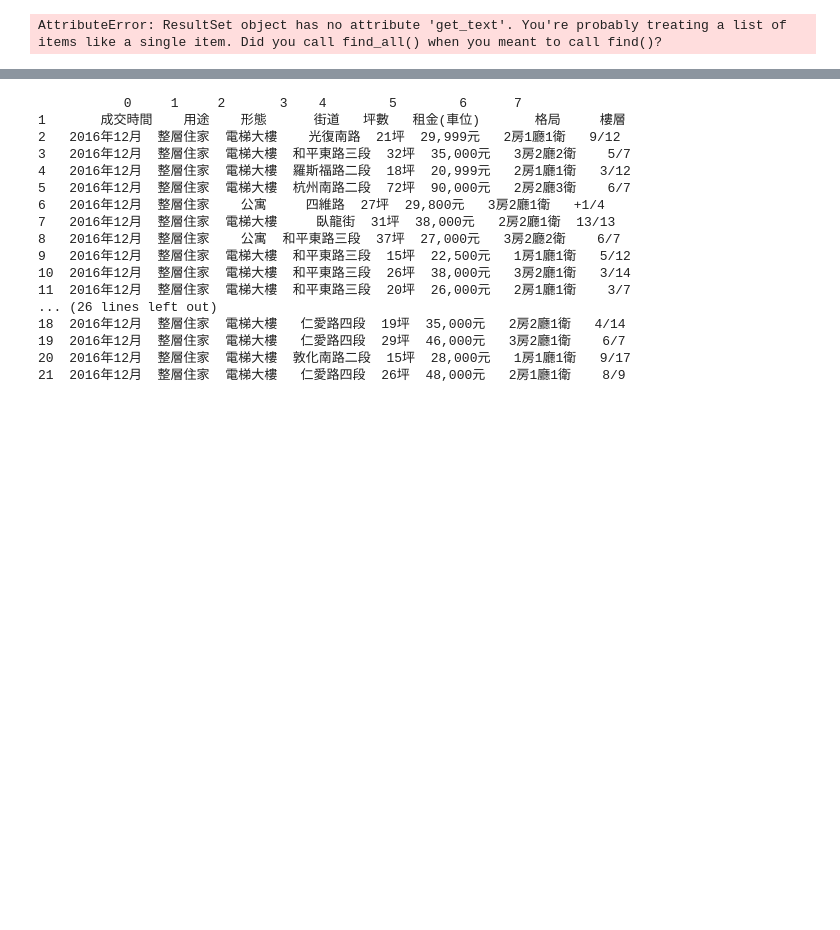
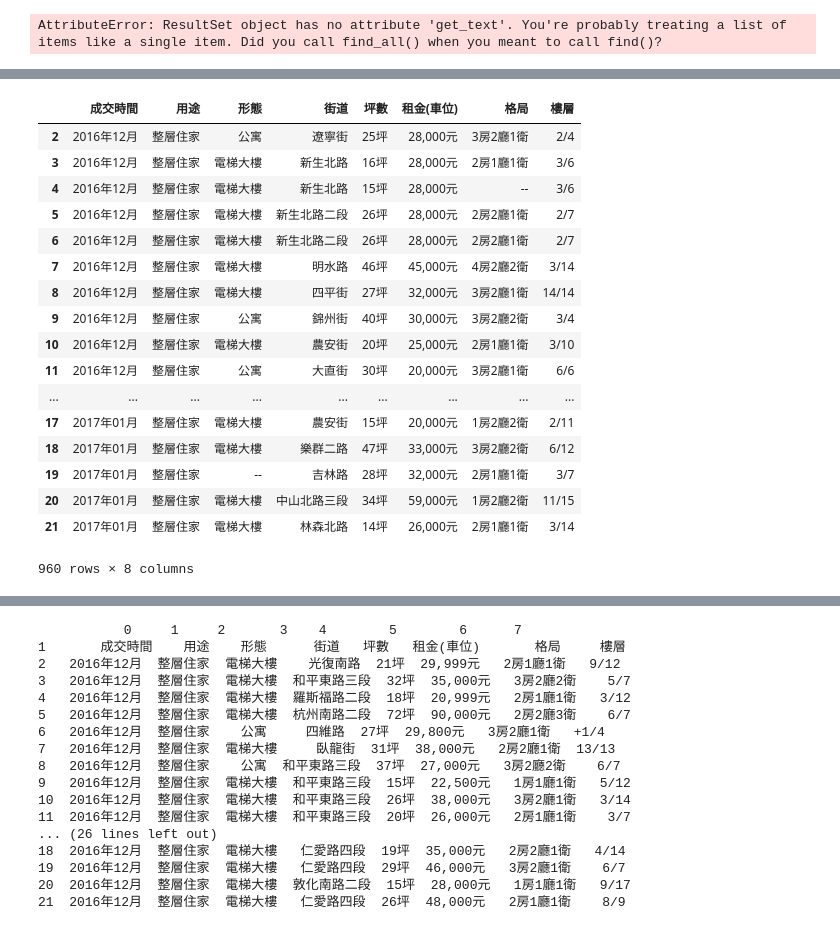
Before and after one commit to tonytommy4714/iii, a Jupyter notebook: 租屋爬蟲.ipynb, the cells around one changed output, grey strips where cells are left out. Saved outputs shown, nothing was run; the diff lists cells and outputs as text; code cells hidden in the pictures; blank space fills up the shorter version.

```diff
--- a/租屋爬蟲.ipynb
+++ b/租屋爬蟲.ipynb
@@ -8,21 +8,22 @@ head={'User-Agent': 'Mozilla/5.0 (Windows NT 10.0; Win64; x64) AppleWebKit/537.3
 import pandas as pd
 i=20
 table=[]
-while i<=60:
+firstlink='https://www.591.com.tw/webService-market-1.html?totalRows=851&type=1&sectionid=5&kind=1&year=2017&orderType=desc&orderField=refreshtime'
+res = requests.get(firstlink , headers = head)
+soup = BeautifulSoup(res.text,"html.parser")
+df = pd.read_html(res.text)
+table.append(df[0].drop([0,1]))
+while i<=840:
     line='https://www.591.com.tw/webService-market-1.html?firstRow='
     page=str(i)
-    last='&totalRows=894&type=1&sectionid=5&kind=1&year=2016&orderType=desc&orderField=refreshtime'
+    last='&totalRows=851&type=1&sectionid=5&kind=1&year=2017&orderType=desc&orderField=refreshtime'
     real_link=line+page+last
     res = requests.get( real_link , headers = head)
     print( real_link)
     soup = BeautifulSoup(res.text,"html.parser")
     df = pd.read_html(res.text)
 
-    table.append(df)
-
-
-
-
+    table.append(df[0].drop([0,1]))
 
 
 
@@ -32,4 +33,6 @@ while i<=60:
 
     i+=20
     time.sleep(2)
+jointable=pd.concat(table)
+jointable.columns= ['成交時間','用途','形態','街道','坪數','租金(車位)','格局','樓層']
 # %% [output]
@@ -63,0 +81,21 @@ table[0][0]
+# %%
+jointable
+# %% [output]
+|  | 成交時間 | 用途 | 形態 | 街道 | 坪數 | 租金(車位) | 格局 | 樓層 |
+| 2 | 2016年12月 | 整層住家 | 公寓 | 遼寧街 | 25坪 | 28,000元 | 3房2廳1衛 | 2/4 |
+| 3 | 2016年12月 | 整層住家 | 電梯大樓 | 新生北路 | 16坪 | 28,000元 | 2房1廳1衛 | 3/6 |
+| 4 | 2016年12月 | 整層住家 | 電梯大樓 | 新生北路 | 15坪 | 28,000元 | -- | 3/6 |
+| 5 | 2016年12月 | 整層住家 | 電梯大樓 | 新生北路二段 | 26坪 | 28,000元 | 2房2廳1衛 | 2/7 |
+| 6 | 2016年12月 | 整層住家 | 電梯大樓 | 新生北路二段 | 26坪 | 28,000元 | 2房2廳1衛 | 2/7 |
+| 7 | 2016年12月 | 整層住家 | 電梯大樓 | 明水路 | 46坪 | 45,000元 | 4房2廳2衛 | 3/14 |
+| 8 | 2016年12月 | 整層住家 | 電梯大樓 | 四平街 | 27坪 | 32,000元 | 3房2廳1衛 | 14/14 |
+| 9 | 2016年12月 | 整層住家 | 公寓 | 錦州街 | 40坪 | 30,000元 | 3房2廳2衛 | 3/4 |
+| 10 | 2016年12月 | 整層住家 | 電梯大樓 | 農安街 | 20坪 | 25,000元 | 2房1廳1衛 | 3/10 |
+| 11 | 2016年12月 | 整層住家 | 公寓 | 大直街 | 30坪 | 20,000元 | 3房2廳1衛 | 6/6 |
+| ... | ... | ... | ... | ... | ... | ... | ... | ... |
+| 17 | 2017年01月 | 整層住家 | 電梯大樓 | 農安街 | 15坪 | 20,000元 | 1房2廳2衛 | 2/11 |
+| 18 | 2017年01月 | 整層住家 | 電梯大樓 | 樂群二路 | 47坪 | 33,000元 | 3房2廳2衛 | 6/12 |
+| 19 | 2017年01月 | 整層住家 | -- | 吉林路 | 28坪 | 32,000元 | 2房1廳1衛 | 3/7 |
+| 20 | 2017年01月 | 整層住家 | 電梯大樓 | 中山北路三段 | 34坪 | 59,000元 | 1房2廳2衛 | 11/15 |
+| 21 | 2017年01月 | 整層住家 | 電梯大樓 | 林森北路 | 14坪 | 26,000元 | 2房1廳1衛 | 3/14 |
+960 rows × 8 columns
```
Also changed, not shown: parts of 17 cells of this notebook.
